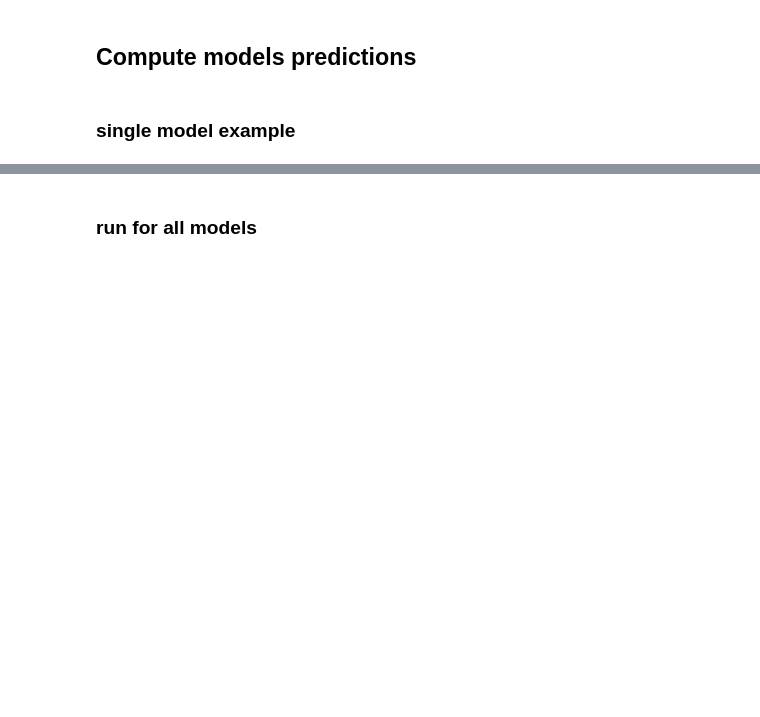
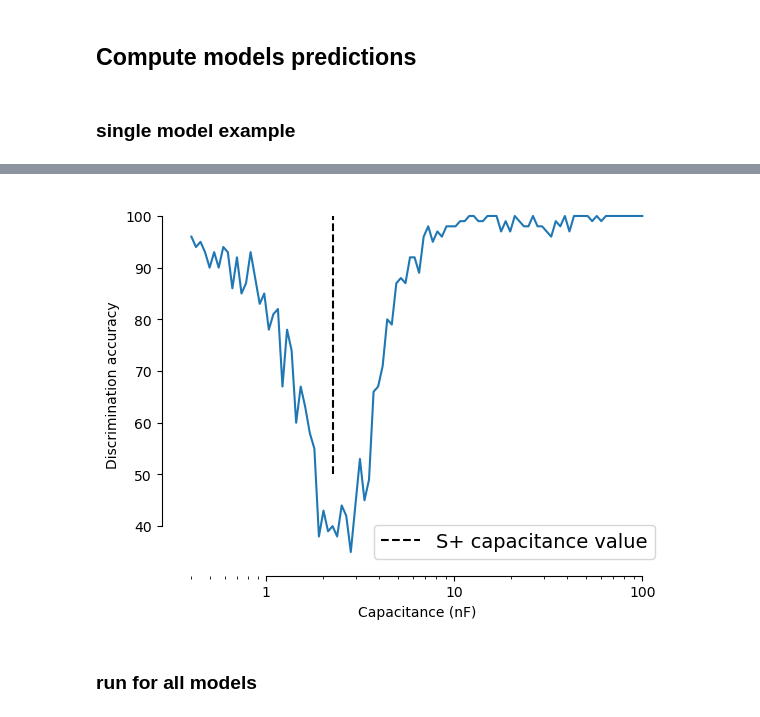
Before and after one commit to DenisTurcu/efish-characterization, a Jupyter notebook: paper-reviews-replies/discrimination-task-capacitance.ipynb, the cells around one changed output, grey strips where cells are left out. Cells and saved outputs as stored; diff of their text form; code cells hidden in the pictures; blank space fills up the shorter version.

Commit message:
capacitance sensitivity

```diff
--- a/paper-reviews-replies/discrimination-task-capacitance.ipynb
+++ b/paper-reviews-replies/discrimination-task-capacitance.ipynb
@@ -67,3 +68,11 @@ for folder in list(np.sort(glob.glob("../figures/stats-panel/full-model*"))):
             pd.DataFrame({"rand_seed": [rand_seed], "lambda_RC": [lambda_RC], "model_type": "full", "model": [model]}),
         ]
     ).reset_index(drop=True)
+# %%
+# load the retrained scale model
+# checkpoint_path = f"../electric-properties-only/retrain_scale/lightning_logs/version_4/checkpoints/epoch=599-step=21000.ckpt"
+checkpoint_path = f"../electric-properties-only/retrain_scale/lightning_logs/version_6/checkpoints/epoch=999-step=35000.ckpt"
+retrained_scale_model = ElectricPropertiesNN_PL.load_from_checkpoint(checkpoint_path)
+retrained_scale_model.eval()
+retrained_scale_model.freeze()
+retrained_scale_model.cpu()
@@ -70,10 +94,14 @@ for folder in list(np.sort(glob.glob("../figures/stats-panel/full-model*"))):
 # %%
-for folder in list(np.sort(glob.glob("../figures/stats-panel/feedback-with-values*"))):
+for i, folder in enumerate(list(np.sort(glob.glob("../figures/stats-panel/feedback-with-values*")))):
     checkpoint_path = f"{folder}/lightning_logs/version_0/checkpoints/epoch=4-step=25015.ckpt"
     model = EndToEndConvNNWithFeedback_PL.load_from_checkpoint(checkpoint_path)
     model.eval()
     model.freeze()
     model.cpu()
+    model.model.spatial_model = models.loc[i, "model"].model
+    # model.model.spatial_model.linear.fc3.linear.weight = torch.nn.Parameter(models.loc[i, "model"].model.linear.fc3.linear.weight[:4].clone())
+    model.model.feedback_model = retrained_scale_model.model
+
     rand_seed = int(folder.split("_")[1].split("-")[0])
     lambda_RC = int(folder.split("_")[-1])
     models = pd.concat(
@@ -85,12 +113,15 @@ for folder in list(np.sort(glob.glob("../figures/stats-panel/feedback-with-value
         ]
     ).reset_index(drop=True)
 
-for folder in list(np.sort(glob.glob("../figures/stats-panel/feedback-with-estimates*"))):
+for i, folder in enumerate(list(np.sort(glob.glob("../figures/stats-panel/feedback-with-estimates*")))):
     checkpoint_path = f"{folder}/lightning_logs/version_0/checkpoints/epoch=4-step=25015.ckpt"
     model = EndToEndConvNNWithFeedback_PL.load_from_checkpoint(checkpoint_path)
     model.eval()
     model.freeze()
     model.cpu()
+    model.model.spatial_model = models.loc[i, "model"].model
+    # model.model.spatial_model.linear.fc3.linear.weight = torch.nn.Parameter(models.loc[i, "model"].model.linear.fc3.linear.weight[:4].clone())
+    model.model.feedback_model = retrained_scale_model.model
     rand_seed = int(folder.split("_")[1].split("-")[0])
     lambda_RC = int(folder.split("_")[-1])
     models = pd.concat(
@@ -186,7 +215,7 @@ KeyboardInterrupt:
 model = models.iloc[0]["model"]
 pref_c_id = 31
 n_repeats = 100
-noise_amount = 0.05
+noise_amount = 0.1
 
 mask_sp = discrimination_data["capacitances"] == pref_c_id
 mask_sm = ~mask_sp
@@ -225,11 +261,16 @@ np.diff(raw_dataset["worms"]["capacitances"][np.where(discrimination_performance
 # %%
 plt.plot(raw_dataset["worms"]["capacitances"], discrimination_performance)
+select_C = raw_dataset["worms"]["capacitances"][pref_c_id]
+plt.plot([select_C, select_C], [50, 100], "k--", label="S+ capacitance value")
 plt.xscale("log")
 sns.despine(offset=5, trim=True)
 plt.xticks([1e-9, 1e-8, 1e-7], ["1", "10", "100"])
 plt.xlabel("Capacitance (nF)")
 plt.ylabel("Discrimination accuracy")
+plt.legend(fontsize=14)
 plt.show()
+# %% [output]
+[figure, added]
 # %% [markdown]
 ### run for all models
 # %%
```
Also changed, not shown: parts of 6 cells of this notebook.
